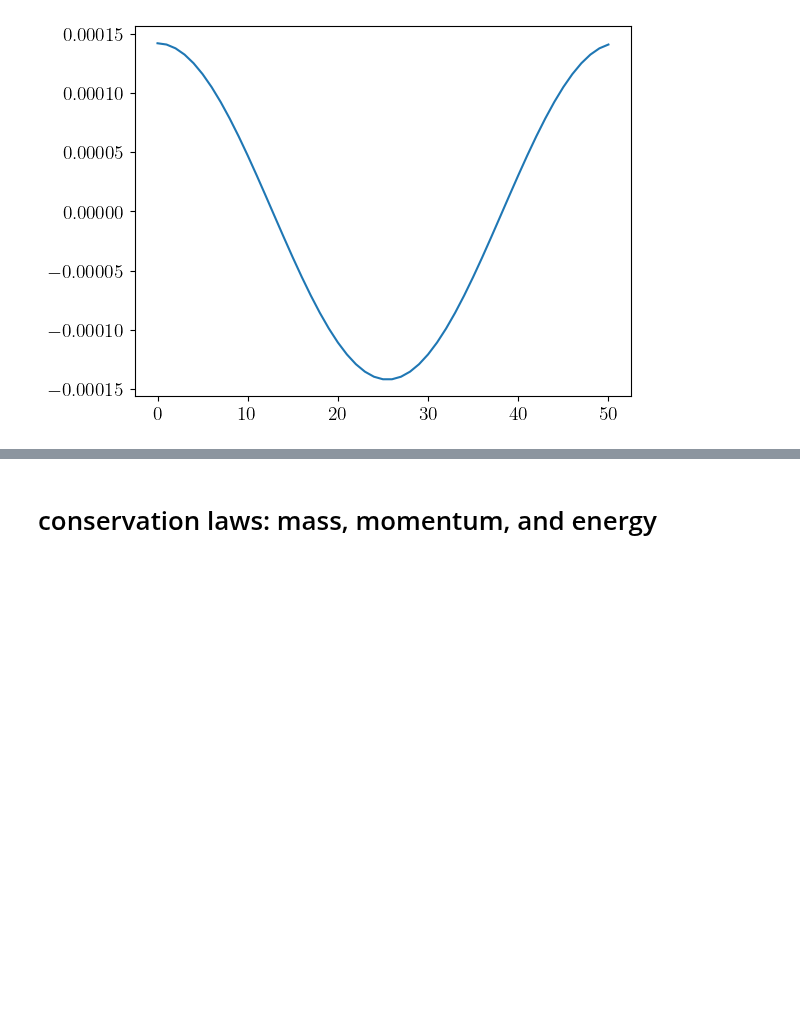
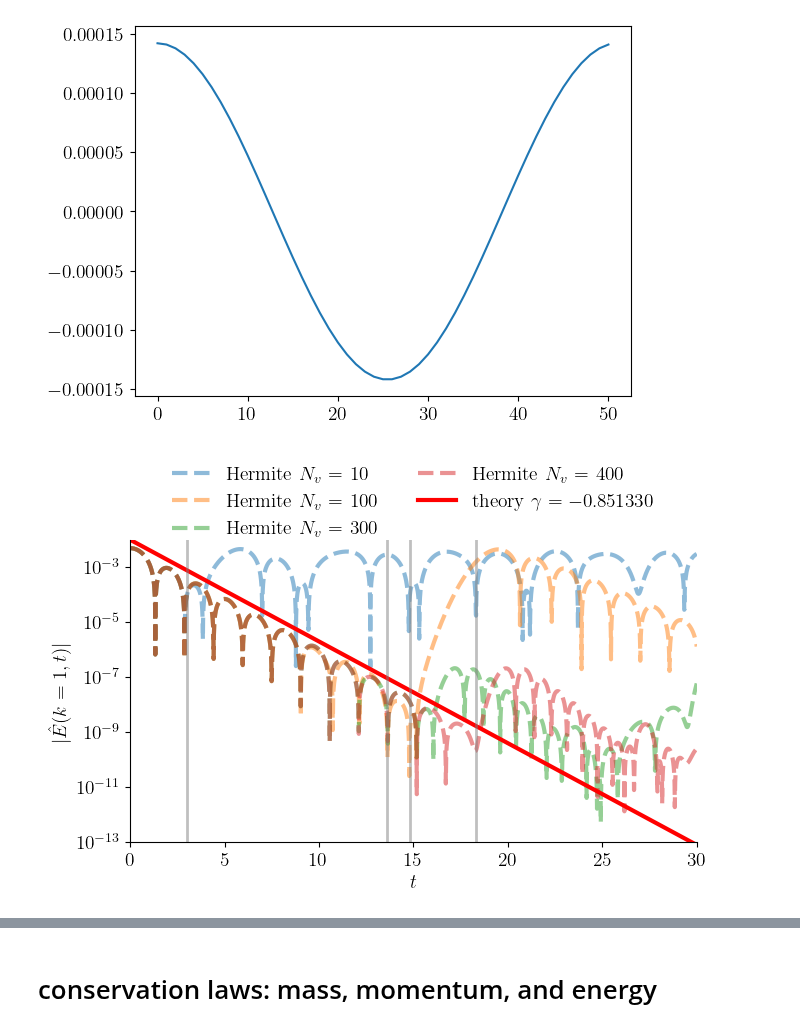
Before and after one commit to opaliss/mixed_methods, a Jupyter notebook: analysis/hermite/weak_landau_damping_hermite.ipynb, the cells around one changed output, grey strips where cells are left out. Drawn from its saved outputs; the diff is of its cells as text; code cells hidden in the pictures; blank space fills up the shorter version.

```diff
--- a/analysis/hermite/weak_landau_damping_hermite.ipynb
+++ b/analysis/hermite/weak_landau_damping_hermite.ipynb
@@ -138,3 +120,29 @@ plt.plot(charge_density_hermite(alpha_e=setup.alpha_e, alpha_i=setup.alpha_i,
+# %%
+# plot the electric field damping rate
+fig, ax = plt.subplots(figsize=(7, 5))
+for Nv in [10, 100, 300, 400]:
+    E1 = np.load("../../data/hermite/weak_landau/E1_Nv_" + str(Nv) + ".npy")
+    ax.plot(sol_midpoint_t, E1, "--", alpha=0.5, linewidth=3, label="Hermite $N_{v}$ = " + str(Nv))
+ax.plot(sol_midpoint_t, 0.01*np.exp(-0.851330*sol_midpoint_t), linewidth=3, color="red", label=r"theory $\gamma = -0.851330$")
+
+ax.axvline(np.sqrt(9), color="gray", alpha=0.5, linewidth=2)
+ax.axvline(np.sqrt(185), color="gray", alpha=0.5, linewidth=2)
+ax.axvline(np.sqrt(220), color="gray", alpha=0.5, linewidth=2)
+ax.axvline(np.sqrt(335), color="gray", alpha=0.5, linewidth=2)
+
+ax.set_yscale("log")
+ax.spines['right'].set_visible(False)
+ax.spines['top'].set_visible(False)
+ax.set_ylabel("$|\hat{E}(k=1, t)|$")
+ax.set_xlabel("$ t$")
+ax.set_xlim(0, 30)
+ax.set_ylim(1e-13, 1e-2)
+legend = ax.legend(ncols=2, fontsize=14, loc='upper center', bbox_to_anchor=(0.5, 1.3))
+legend.get_frame().set_alpha(0)
+plt.tight_layout()
+plt.savefig("../../figures/hermite/weak_landau/weak_landau_damping_hermite_recurrence.png", dpi=300)
+# %% [output]
+[figure, added]
 # %%
 # plot the electric field damping rate
 fig, ax = plt.subplots(figsize=(7, 3))
```
Also changed, not shown: parts of 7 cells of this notebook, 4 other files.
